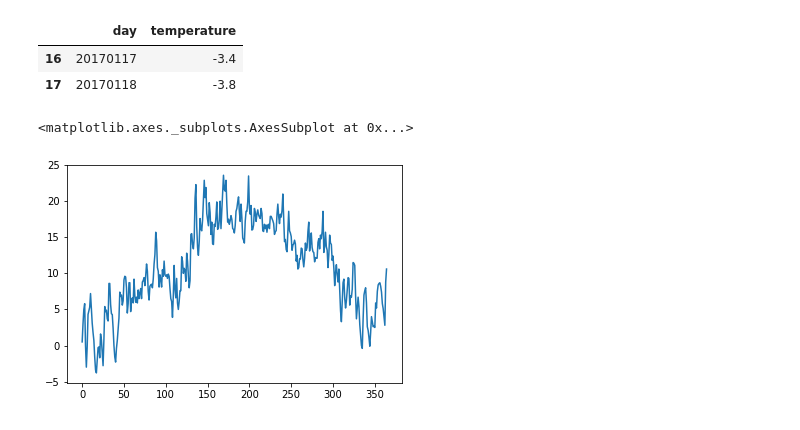
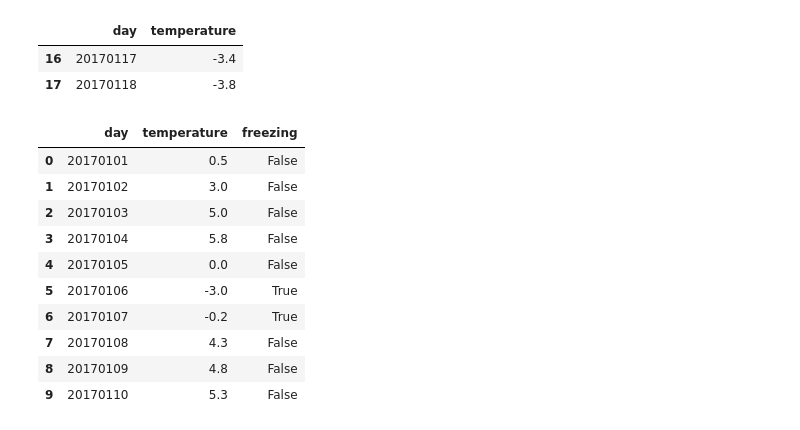
Before and after one commit to Samuel-S-Ampofo/dsexercise, a Jupyter notebook: tem_perature.ipynb, the cells around one changed output. Saved outputs shown, nothing was run; the diff lists cells and outputs as text; code cells hidden in the pictures.

```diff
--- a/tem_perature.ipynb
+++ b/tem_perature.ipynb
@@ -57,8 +63,18 @@ df_cool.head()
 | 16 | 20170117 | -3.4 |
 | 17 | 20170118 | -3.8 |
 # %%
-#Add a new column called freezing that contains a boolean (True or False) if the
-df["temperature"].plot()
+# Add a new column called freezing with a boolean indicating whether the temperature is < 0
+df["freezing"] = df["temperature"] < 0
+df.head(n = 10)
 # %% [output]
-<matplotlib.axes._subplots.AxesSubplot at 0x...>
-[figure, removed]
+|  | day | temperature | freezing |
+| 0 | 20170101 | 0.5 | False |
+| 1 | 20170102 | 3.0 | False |
+| 2 | 20170103 | 5.0 | False |
+| 3 | 20170104 | 5.8 | False |
+| 4 | 20170105 | 0.0 | False |
+| 5 | 20170106 | -3.0 | True |
+| 6 | 20170107 | -0.2 | True |
+| 7 | 20170108 | 4.3 | False |
+| 8 | 20170109 | 4.8 | False |
+| 9 | 20170110 | 5.3 | False |
```
Also changed, not shown: parts of 5 cells of this notebook.
